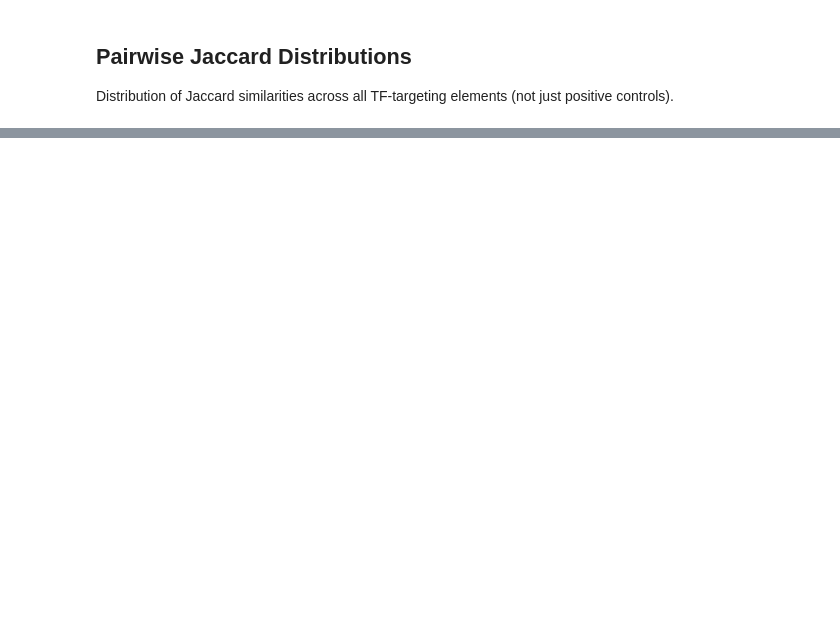
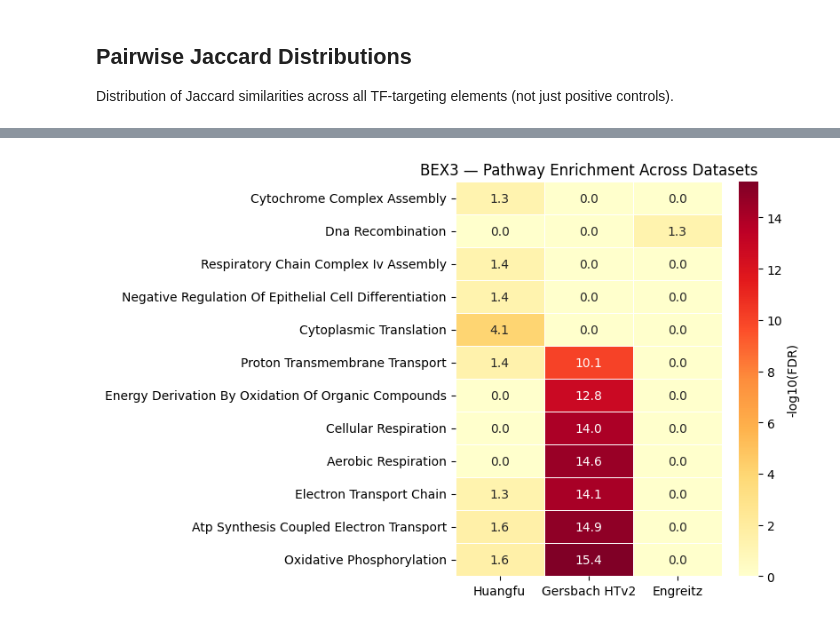
Before and after one commit to adamklie/tf_perturb_seq, a Jupyter notebook: datasets/technology-benchmark_WTC11_TF-Perturb-seq/bin/3_inference/4_trans_comparison.ipynb, the cells around one changed output, grey strips where cells are left out. Drawn from its saved outputs; the diff is of its cells as text; code cells hidden in the pictures; blank space fills up the shorter version.

```diff
--- a/datasets/technology-benchmark_WTC11_TF-Perturb-seq/bin/3_inference/4_trans_comparison.ipynb
+++ b/datasets/technology-benchmark_WTC11_TF-Perturb-seq/bin/3_inference/4_trans_comparison.ipynb
@@ -319,33 +538,66 @@ else:
 # %%
-# Top pathways: most frequently enriched across datasets
+# Per-positive-control pathway heatmap: which pathways are enriched in which datasets?
 if pathway_results:
-    # Count how many (element, dataset) pairs each pathway is significant in
+    posctrl_symbols = sorted(elements)  # from the Jaccard section
+
+    for elem in posctrl_symbols:
+        # Get significant pathways for this element across all datasets
+        elem_pw = pw_sig[pw_sig["element_symbol"] == elem].copy()
+        if elem_pw.empty:
+            print(f"{elem}: no significant pathways in any dataset")
+            continue
+
+        # Clean pathway names for display
+        elem_pw["pw_short"] = elem_pw["pathway_name"].apply(
+            lambda x: x.split("/")[-1].replace("GOBP_", "").replace("_", " ").title() if "/" in str(x)
+            else str(x).replace("GOBP_", "").replace("_", " ").title()
+        )
+
+        # Pivot: pathway × dataset, values = -log10(pvalue_adj)
+        elem_pw["neg_log10_padj"] = -np.log10(elem_pw["pvalue_adj"].clip(lower=1e-50))
+
+        # Take union of top 10 pathways per dataset (by p-value)
+        top_pathways = set()
+        for ds_lab in elem_pw["lab"].unique():
+            ds_top = elem_pw[elem_pw["lab"] == ds_lab].nsmallest(10, "pvalue_adj")
+            top_pathways.update(ds_top["pw_short"].values)
+
+        if len(top_pathways) == 0:
+            continue
+
+        # Build matrix
+        pivot = elem_pw[elem_pw["pw_short"].isin(top_pathways)].pivot_table(
+            index="pw_short", columns="lab", values="neg_log10_padj", aggfunc="max"
+        )
+
+        # Order columns by dataset_order
+        ds_labs = [short_name(ds) for ds in dataset_order if short_name(ds) in pivot.columns]
+        pivot = pivot.reindex(columns=ds_labs)
+
+        # Order rows by total enrichment (sum across datasets)
+        pivot = pivot.fillna(0)
+        pivot = pivot.loc[pivot.sum(axis=1).sort_values(ascending=True).index]
+
+        fig_height = max(4, len(pivot) * 0.35 + 1)
+        fig, ax = plt.subplots(figsize=(8, fig_height))
+
+        sns.heatmap(pivot, annot=True, fmt=".1f", cmap="YlOrRd", ax=ax,
+                    linewidths=0.5, cbar_kws={"label": "-log10(FDR)"})
+        ax.set_title(f"{elem} — Pathway Enrichment Across Datasets")
+        ax.set_ylabel("")
+        ax.set_xlabel("")
+
+        plt.tight_layout()
+        plt.savefig(OUTPUT_DIR / f"pathway_heatmap_{elem}.pdf", dpi=300, bbox_inches="tight")
+        plt.show()
+
+    # Also save the frequency summary (but don't plot the generic bar chart)
     pw_freq = pw_sig.groupby("pathway_name").agg(
         n_element_dataset_pairs=("element_id", "count"),
         n_datasets=("dataset", "nunique"),
         n_elements=("element_symbol", "nunique"),
         mean_fold_enrichment=("fold_enrichment", "mean"),
     ).sort_values("n_element_dataset_pairs", ascending=False)
-
-    # Top 20 most frequent pathways
-    top_pw = pw_freq.head(20)
-
-    fig, ax = plt.subplots(figsize=(10, 6))
-    bars = ax.barh(range(len(top_pw)), top_pw["n_element_dataset_pairs"], color="steelblue", edgecolor="black", linewidth=0.5)
-    ax.set_yticks(range(len(top_pw)))
-    ax.set_yticklabels([name.split("/")[-1] if "/" in name else name for name in top_pw.index], fontsize=8)
-    ax.set_xlabel("# Element-Dataset Pairs")
-    ax.set_title("Most Frequently Enriched Pathways (FDR < 0.05)")
-    ax.invert_yaxis()
-    ax.spines["top"].set_visible(False)
-    ax.spines["right"].set_visible(False)
-
-    # Annotate with n_datasets
-    for i, (_, row) in enumerate(top_pw.iterrows()):
-        ax.text(row["n_element_dataset_pairs"] + 0.3, i, f"{int(row['n_datasets'])} ds", va="center", fontsize=8)
-
-    plt.tight_layout()
-    plt.savefig(OUTPUT_DIR / "top_pathways_frequency.pdf", dpi=300, bbox_inches="tight")
-    plt.show()
-
     pw_freq.to_csv(OUTPUT_DIR / "pathway_frequency_summary.tsv", sep="\t")
+# %% [output]
+[figure, added]
```
Also changed, not shown: parts of 19 cells of this notebook, 12 other files.
